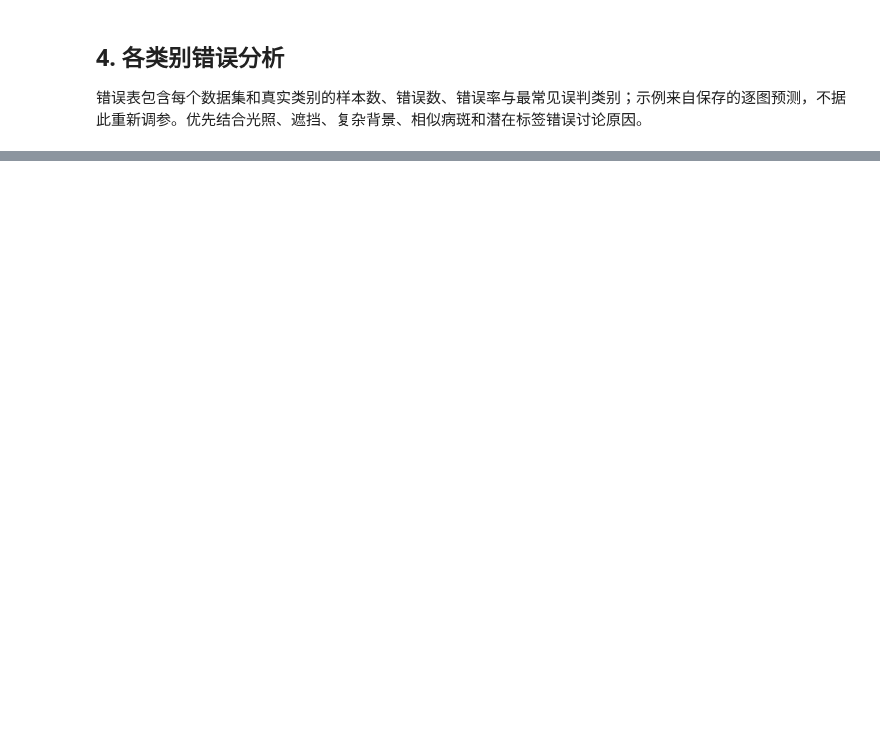
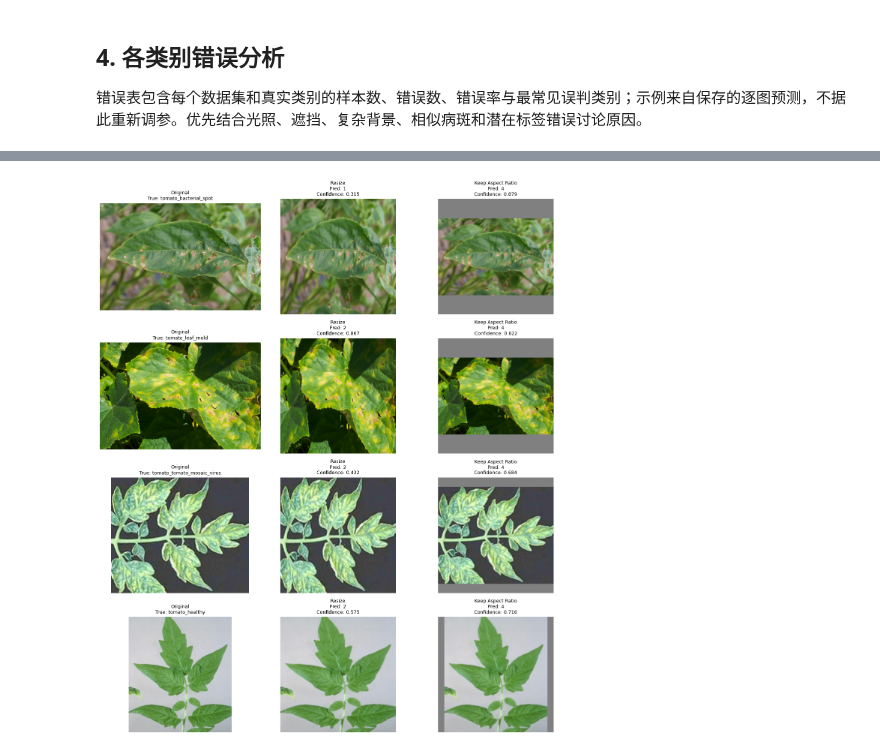
Before and after one commit to qjr333/plant-disease-project, a Jupyter notebook: notebooks/05_cross_domain_evaluation.ipynb, the cells around one changed output, grey strips where cells are left out. Cells and saved outputs as stored; diff of their text form; code cells hidden in the pictures; blank space fills up the shorter version.

```diff
--- a/notebooks/05_cross_domain_evaluation.ipynb
+++ b/notebooks/05_cross_domain_evaluation.ipynb
@@ -155,0 +308,76 @@ else:
+# %%
+from PIL import Image, ImageOps
+import matplotlib.pyplot as plt
+
+# 每个重点类别选取一张误判图片
+indices = [0, 4, 8, 12]
+
+fig, axes = plt.subplots(4, 3, figsize=(13, 15))
+
+for i, idx in enumerate(indices):
+
+    row = selected[idx]
+
+    with Image.open(ROOT / row["image_path"]) as f:
+        original = f.convert("RGB")
+
+    # A：原来的强制缩放方式
+    stretched = original.resize(
+        (224, 224),
+        Image.Resampling.BILINEAR
+    )
+
+    # B：保持原始长宽比，填充至224×224
+    letterboxed = ImageOps.pad(
+        original,
+        (224, 224),
+        method=Image.Resampling.BILINEAR,
+        color=(128, 128, 128)
+    )
+
+    # 原来的预测
+    result_a = predict_image(
+        model, original, transform,
+        CLASSES, device=DEVICE
+    )
+
+    # 保持长宽比后的预测
+    result_b = predict_image(
+        model, letterboxed, transform,
+        CLASSES, device=DEVICE
+    )
+
+    axes[i, 0].imshow(original)
+    axes[i, 0].set_title(
+        f"Original\nTrue: {row['true_label']}",
+        fontsize=9
+    )
+
+    axes[i, 1].imshow(stretched)
+    axes[i, 1].set_title(
+        f"Resize\nPred: {result_a['label_index']}\n"
+        f"Confidence: {result_a['confidence']:.3f}",
+        fontsize=9
+    )
+
+    axes[i, 2].imshow(letterboxed)
+    axes[i, 2].set_title(
+        f"Keep Aspect Ratio\nPred: {result_b['label_index']}\n"
+        f"Confidence: {result_b['confidence']:.3f}",
+        fontsize=9
+    )
+
+    for ax in axes[i]:
+        ax.axis("off")
+
+    print(
+        f"真实类别: {row['true_label']}\n"
+        f"原方法: {result_a['label']} "
+        f"({result_a['confidence']:.3f})\n"
+        f"新方法: {result_b['label']} "
+        f"({result_b['confidence']:.3f})\n"
+    )
+
+plt.tight_layout()
+plt.show()
+# %% [output]
@@ -155,0 +399 @@ else:
+[figure, added]
```
Also changed, not shown: parts of 9 cells of this notebook, 9 other files.
